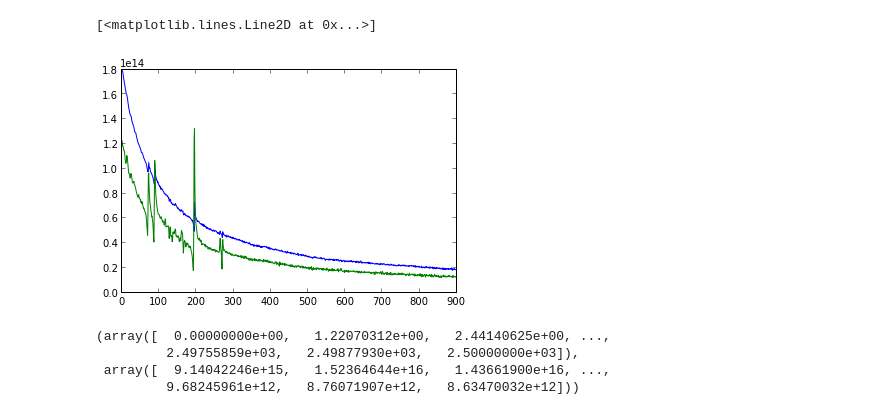
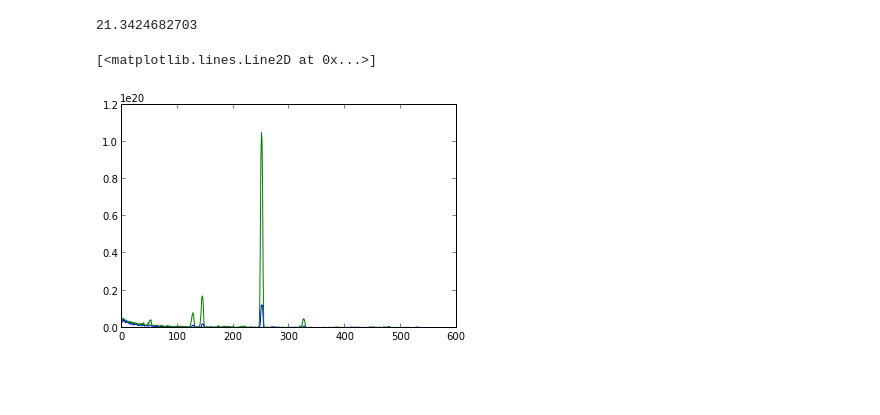
Before and after one commit to cni/MRS, a Jupyter notebook: ipynb/get_the_gaba.ipynb, the cells around one changed output. Cells and saved outputs as stored; diff of their text form; code cells hidden in the pictures; blank space fills up the shorter version.

Commit message:
Getting closer to matching the spectra.

```diff
--- a/ipynb/get_the_gaba.ipynb
+++ b/ipynb/get_the_gaba.ipynb
@@ -9,7 +13,12 @@ data_files = ['mrs_P71680.7.npy', 'mrs_P76288.7.npy', 'pure_gaba_P64024.7.npy',
 # %%
 data = np.load(data_files[-1]).squeeze()
 w_data, w_supp_data = coil_combine(data)
-ts_w = nts.TimeSeries(w_data, sampling_rate=5000.)
-ts_nonw =nts.TimeSeries(w_supp_data, sampling_rate=5000.)
-S_w = nta.SpectralAnalyzer(ts_w, method=dict(NFFT=640), BW=10)
-S_nonw = nta.SpectralAnalyzer(ts_nonw, method=dict(NFFT=640), BW=10)
+ts_w = ut.apodize(nts.TimeSeries(np.mean(w_data, 1), sampling_rate=5000.))
+ts_nonw = ut.apodize(nts.TimeSeries(np.mean(w_supp_data, 1), sampling_rate=5000.))
+f_ts_w = nta.FilterAnalyzer(ts_w, lb=1.8, ub=496, filt_order=128).fir
+f_ts_nonw = nta.FilterAnalyzer(ts_w, lb=1.8, ub=496, filt_order=128).fir
+S_w = nta.SpectralAnalyzer(ts_w, method=dict(NFFT=128), BW=6)
+S_nonw = nta.SpectralAnalyzer(ts_nonw, method=dict(NFFT=128), BW=6)
+
+plot(np.abs(ts_w.data[0]))
+plot(np.abs(ts_w.data[1]))
@@ -16,20 +28,25 @@ S_nonw = nta.SpectralAnalyzer(ts_nonw, method=dict(NFFT=640), BW=10)
 # %%
-f_w, c_w = S_w.spectrum_fourier
-f_nonw, c_nonw = S_nonw.spectrum_fourier
+f_w, c_w = S_w.spectrum_multi_taper
+f_nonw, c_nonw = S_nonw.spectrum_multi_taper
 # %%
-w_sig = np.abs(np.mean(c_w, 1) )
-nonw_sig = np.abs(np.mean(c_nonw,1))
+w_sig = np.real(c_w)
+nonw_sig = np.real(c_nonw)
 # %%
-scale_fac1 = w_sig[0][0]/nonw_sig[0][0]
-scale_fac2 = w_sig[1][0]/nonw_sig[1][0]
+idx = slice(44,578)
+scale_fac1 = np.mean(w_sig[0][idx]/nonw_sig[0][idx])
+scale_fac2 = np.mean(w_sig[1][idx]/nonw_sig[1][idx])
+scale_fac = scale_fac2
 scale_fac = np.mean([scale_fac1, scale_fac2])
+print scale_fac
+# %% [output]
+21.3424682703
 # %%
 approx = w_sig/scale_fac
-corrected = nonw_sig - approx
+corrected = nonw_sig #- approx
 #corrected /= np.mean(corrected)
 #approx.shape, corrected.shape
-plot(approx[0][100:1000])
-plot(nonw_sig[0][100:1000])
+plot(approx[0][idx])
+plot(nonw_sig[0][idx])
 # %% [output]
 [<matplotlib.lines.Line2D at 0x...>]
-[figure, old version]
+[figure, new version]
@@ -47,7 +52,0 @@ def err_func(params, x, y, func):
-# %%
-f_nonw, nonw_sig[0]
-# %% [output]
-(array([  0.00000000e+00,   1.22070312e+00,   2.44140625e+00, ...,
-         2.49755859e+03,   2.49877930e+03,   2.50000000e+03]),
- array([  9.14042246e+15,   1.52364644e+16,   1.43661900e+16, ...,
-         9.68245961e+12,   8.76071907e+12,   8.63470032e+12]))
```
Also changed, not shown: parts of 14 cells of this notebook, 2 other files.
